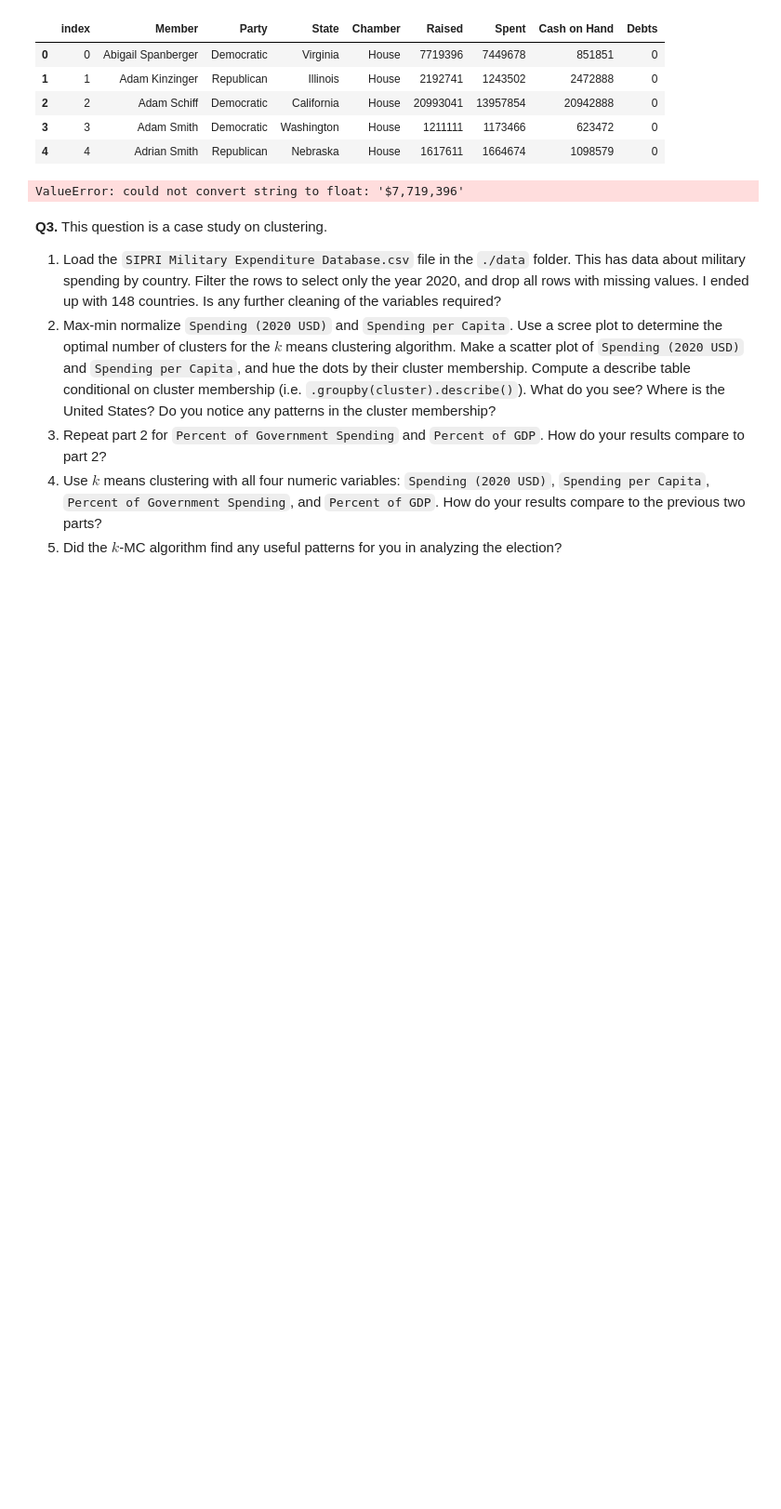
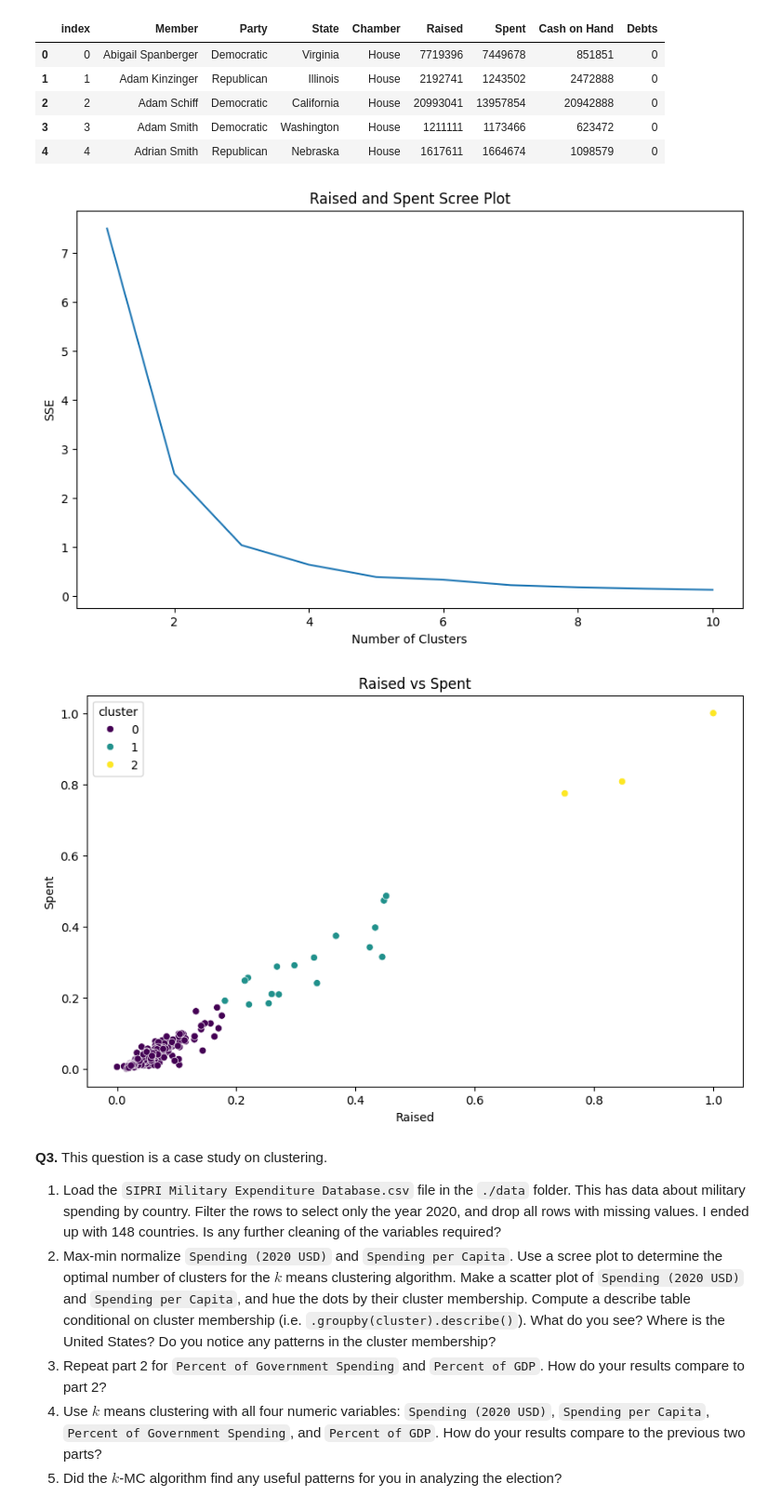
Before and after one commit to iankariuki26/clustering, a Jupyter notebook: mywork/assignment_clustering.ipynb, the cells around one changed output. Shown: that part at 93% size. Drawn from its saved outputs; the diff is of its cells as text; code cells hidden in the pictures; blank space fills up the shorter version.

```diff
--- a/mywork/assignment_clustering.ipynb
+++ b/mywork/assignment_clustering.ipynb
@@ -148,15 +149,38 @@ df.head()
 # %%
 #2 Max-min normalize `Raised` and `Spent`. Use a scree plot to determine the optimal number of clusters for the $k$ means
 # clustering algorithm. Make a scatter plot of `Raised` against `Spent` and hue the dots by their cluster membership. What
 # do you see? Which politicians comprise the smallest two clusters? If necessary, look up some of these races to see how close they were.
 
-from sklearn.preprocessing import MinMaxScaler
+from sklearn.preprocessing import MinMaxScaler #here im importing the minmaxscaler
 
 scaler = MinMaxScaler()
-df[['Raised', 'Spent']] = scaler.fit_transform(df[['Raised', 'Spent']])
+df[['Raised', 'Spent']] = scaler.fit_transform(df[['Raised', 'Spent']]) #here im normalizing the raised and spent columns
 df.head()
+
+sse = compute_sse(df[['Raised', 'Spent']], k_max) #here im computing the sse for the rised and spent columns
+
+plt.figure(figsize=(10, 6))
+sns.lineplot(x=np.arange(1, k_max + 1), y=sse) #
+plt.title('Raised and Spent Scree Plot')
+plt.xlabel('Number of Clusters')
+plt.ylabel('SSE')
+plt.show()
+
+#optimal number of the clusetrs is 3 since that is where the elbow appears to be
+
+kmeans = KMeans(n_clusters=3, random_state=100) #here im setting the number of clusters to 3
+df['cluster'] = kmeans.fit_predict(df[['Raised', 'Spent']]) #here im fitting the model and predicting the clusters
+df.head()
+
+plt.figure(figsize=(10, 6))
+sns.scatterplot(data=df, x='Raised', y='Spent', hue='cluster', palette='viridis')
+plt.title('Raised vs Spent')
+plt.show()
+
+# The smallest two clusters are cluster 1 and cluster 2
 # %% [output]
-ValueError: could not convert string to float: '$7,719,396'
+[figure, added]
+[figure, added]
 # %% [markdown]
 **Q3.** This question is a case study on clustering.
 
```
Also changed, not shown: parts of 1 cell of this notebook, 13 other files.
